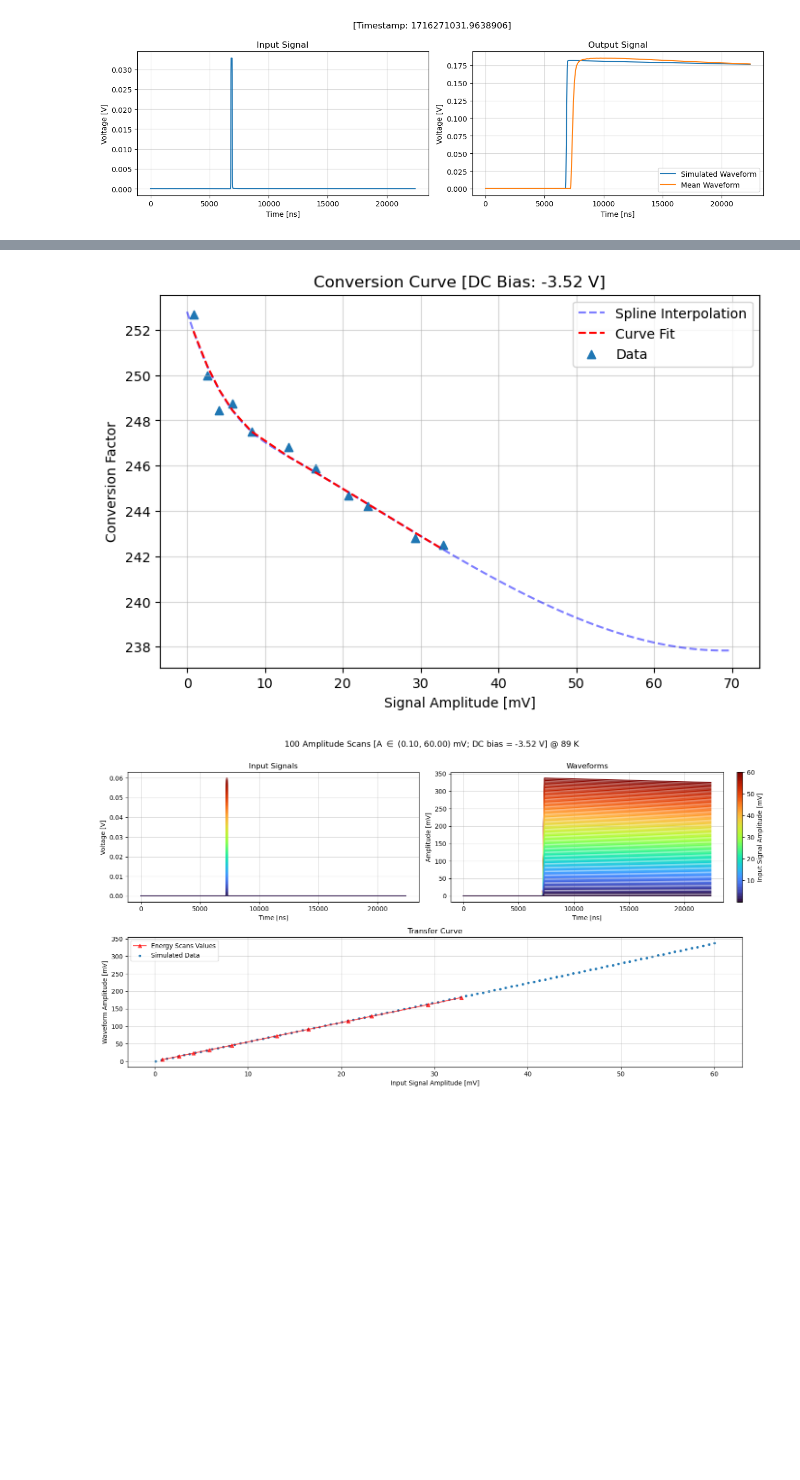
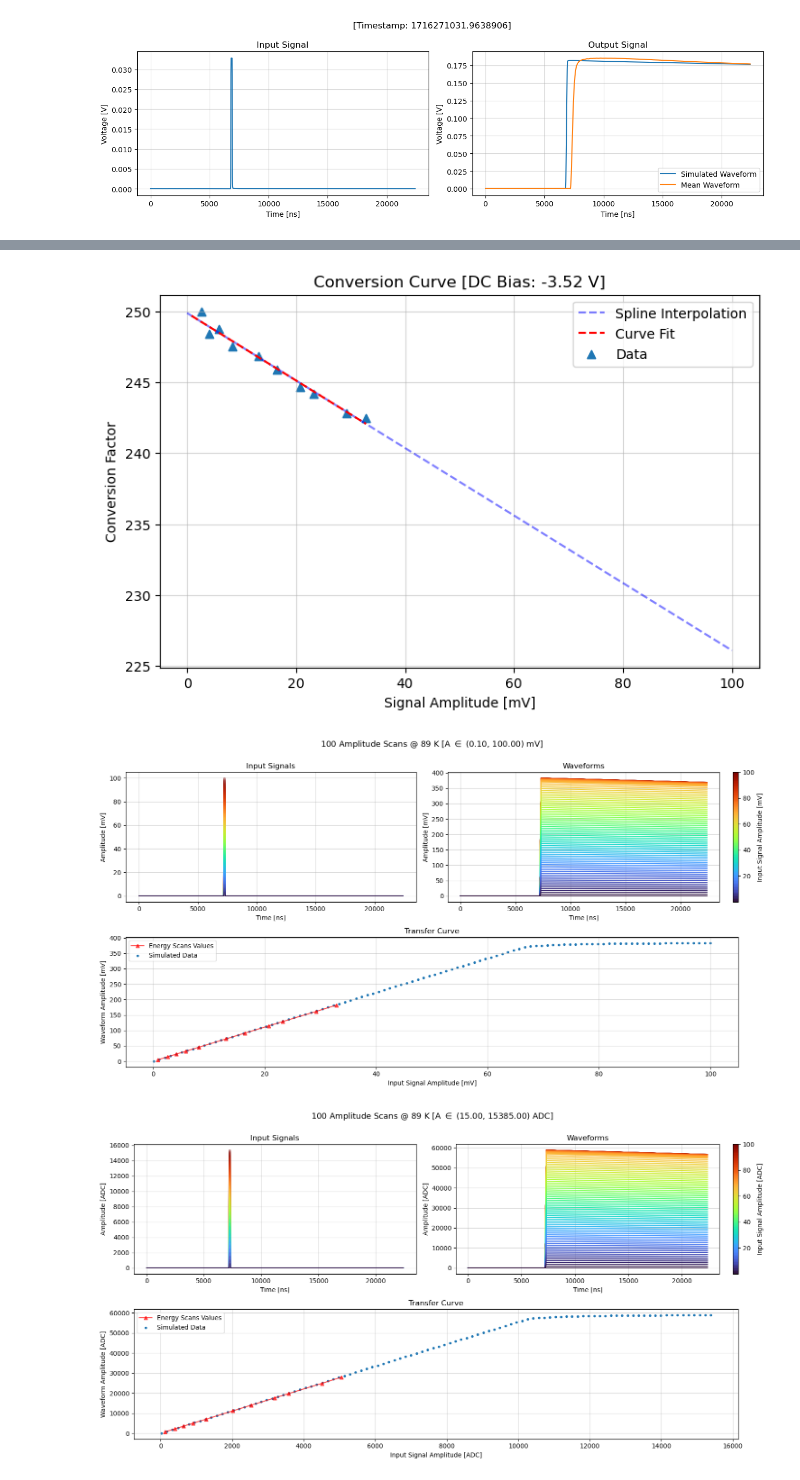
Before and after one commit to GaudioRf/JFETModel, a Jupyter notebook: cc4_full.ipynb, the cells around one changed output, grey strips where cells are left out. Cells and saved outputs as stored; diff of their text form; code cells hidden in the pictures; blank space fills up the shorter version.

```diff
--- a/cc4_full.ipynb
+++ b/cc4_full.ipynb
@@ -493,20 +498,20 @@ for i in range(len(signal_amplitude)):
 # %%
-conversion_curve = UnivariateSpline(signal_amplitude,conv_factors, s=2)
+conversion_curve = UnivariateSpline(signal_amplitude[1:],conv_factors[1:], k=1, s=2)
 
-test_amplitudes = np.linspace(0, 0.07, 100)  # Example test amplitudes
+test_amplitudes = np.linspace(0, 0.1, 100)  # Example test amplitudes
 
 plt.figure(figsize=(8,5))
 plt.title(f'Conversion Curve [DC Bias: {dc_bias} V]')
 plt.plot(test_amplitudes*1e3, conversion_curve(test_amplitudes), 'b--', label='Spline Interpolation', alpha=0.5)
 plt.plot(signal_amplitude*1e3,conversion_curve(signal_amplitude), 'r--', label='Curve Fit')
-plt.scatter(signal_amplitude*1e3,conv_factors, marker='^', label='Data')
+plt.scatter(signal_amplitude[1:]*1e3,conv_factors[1:], marker='^', label='Data')
 
 plt.xlabel('Signal Amplitude [mV]')
 plt.ylabel('Conversion Factor')
 plt.legend()
 plt.grid(alpha=0.5)
 # %% [output]
-[figure, old version]
+[figure, new version]
 # %%
 from mpl_toolkits.axes_grid1 import make_axes_locatable
 
@@ -520,7 +525,7 @@ def delta_signal(time, amplitude, start, duration):
     return signal
 
 # Create amplitude values (reverse order for color mapping consistency)
-amplitudes = np.linspace(0.06, 0.0001, 100)
+amplitudes = np.linspace(0.1, 0.0001, 100)
 dc_bias = -3.52
 toy_signals = []
 sim_waveforms = []
@@ -538,17 +543,18 @@ for a in amplitudes:
 sim_amplitudes_converted = np.array([np.max(i) for i in sim_waveforms])
 
 
+#------------------------------------------------------------------------------------
+
 cmap_name = "turbo"
-
 
 norm = plt.Normalize(min(amplitudes)*1e3, max(amplitudes)*1e3)
 cmap = cm.get_cmap(cmap_name, len(amplitudes)).reversed()
 cmap_2 = cmap.reversed()
 
-# Create the figure and a flexible grid layout
+
 fig = plt.figure(figsize=(15, 8))
 plt.suptitle(
-    f'100 Amplitude Scans [A $\in$ ({min(amplitudes)*1e3:.2f}, {max(amplitudes)*1e3:.2f}) mV; DC bias = {np.round(dc_bias,3)} V] @ 89 K',
+    f'100 Amplitude Scans @ 89 K [A $\in$ ({min(amplitudes)*1e3:.2f}, {max(amplitudes)*1e3:.2f}) mV]',
     fontsize=13)
 
 gs = fig.add_gridspec(2, 2, width_ratios=[1, 1])
@@ -557,41 +563,93 @@ ax1 = fig.add_subplot(gs[0, 0])
 ax1.set_title('Input Signals')
 for idx, signal in enumerate(toy_signals):
     color = cmap(idx)
-    ax1.plot(time * 1e9, signal-dc_bias, color=color, alpha=0.5)
+    ax1.plot(time * 1e9, (signal-dc_bias)*1e3, color=color, alpha=0.5)
 ax1.grid(alpha=0.5)
 ax1.set_xlabel('Time [ns]')
-ax1.set_ylabel('Voltage [V]')
+ax1.set_ylabel('Amplitude [mV]')
 
 ax2 = fig.add_subplot(gs[0, 1])
 ax2.set_title('Waveforms')
 for idx, (a, waveform) in enumerate(zip(amplitudes, sim_waveforms)):
     color = cmap(idx)
     ax2.plot(time * 1e9, waveform*1e3, color=color)
 ax2.grid(alpha=0.5)
 ax2.set_xlabel('Time [ns]')
 ax2.set_ylabel('Amplitude [mV]')
 
 divider = make_axes_locatable(ax2)
 cax = divider.append_axes("right", size="2%", pad=0.3)
 sm = plt.cm.ScalarMappable(cmap=cmap_2, norm=norm)
 sm.set_array([])
 cbar = fig.colorbar(sm, cax=cax)
 cbar.set_label('Input Signal Amplitude [mV]')
 
 ax3 = fig.add_subplot(gs[1, :])
 ax3.set_title('Transfer Curve')
 ax3.plot(signal_amplitude*1e3, waveform_amplitude*1e3, '^-', color='red', label='Energy Scans Values', alpha=0.7)
 for i, a in enumerate(amplitudes):
     if i == 0:
         ax3.scatter(a*1e3, np.max(sim_waveforms[i])*1e3, marker='.', color='tab:blue', label='Simulated Data')
     else:
         ax3.scatter(a*1e3, np.max(sim_waveforms[i])*1e3, marker='.', color='tab:blue')
 ax3.grid(alpha=0.5)
 ax3.set_xlabel('Input Signal Amplitude [mV]')
 ax3.set_ylabel('Waveform Amplitude [mV]')
 ax3.legend()
 
 plt.tight_layout(rect=[0, 0, 1, 0.98])
 plt.show()
+
+#------------------------------------------------------------------------------------
+
+
+fig = plt.figure(figsize=(15, 8))
+plt.suptitle(
+    f'100 Amplitude Scans @ 89 K [A $\in$ ({round(min(amplitudes)*V_to_ADC,0):.2f}, {round(max(amplitudes)*V_to_ADC,0):.2f}) ADC]',
+    fontsize=13)
+
+gs = fig.add_gridspec(2, 2, width_ratios=[1, 1])
+
+ax1 = fig.add_subplot(gs[0, 0])
+ax1.set_title('Input Signals')
+for idx, signal in enumerate(toy_signals):
+    color = cmap(idx)
+    ax1.plot(time * 1e9, (signal-dc_bias)*V_to_ADC, color=color, alpha=0.5)
+ax1.grid(alpha=0.5)
+ax1.set_xlabel('Time [ns]')
+ax1.set_ylabel('Amplitude [ADC]')
+
+ax2 = fig.add_subplot(gs[0, 1])
+ax2.set_title('Waveforms')
+for idx, (a, waveform) in enumerate(zip(amplitudes, sim_waveforms)):
+    color = cmap(idx)
+    ax2.plot(time * 1e9, waveform*V_to_ADC, color=color)
+ax2.grid(alpha=0.5)
+ax2.set_xlabel('Time [ns]')
+ax2.set_ylabel('Amplitude [ADC]')
+
+divider = make_axes_locatable(ax2)
+cax = divider.append_axes("right", size="2%", pad=0.3)
+sm = plt.cm.ScalarMappable(cmap=cmap_2, norm=norm)
+sm.set_array([])
+cbar = fig.colorbar(sm, cax=cax)
+cbar.set_label('Input Signal Amplitude [ADC]')
+
+ax3 = fig.add_subplot(gs[1, :])
+ax3.set_title('Transfer Curve')
+ax3.plot(signal_amplitude*V_to_ADC, waveform_amplitude*V_to_ADC, '^-', color='red', label='Energy Scans Values', alpha=0.7)
+for i, a in enumerate(amplitudes):
+    if i == 0:
+        ax3.scatter(a*V_to_ADC, np.max(sim_waveforms[i])*V_to_ADC, marker='.', color='tab:blue', label='Simulated Data')
+    else:
+        ax3.scatter(a*V_to_ADC, np.max(sim_waveforms[i])*V_to_ADC, marker='.', color='tab:blue')
+ax3.grid(alpha=0.5)
+ax3.set_xlabel('Input Signal Amplitude [ADC]')
+ax3.set_ylabel('Waveform Amplitude [ADC]')
+ax3.legend()
+
+plt.tight_layout(rect=[0, 0, 1, 0.98])
+plt.show()
 # %% [output]
-[figure, old version]
+[figure, new version]
+[figure, added]
```
Also changed, not shown: parts of 4 cells of this notebook.
